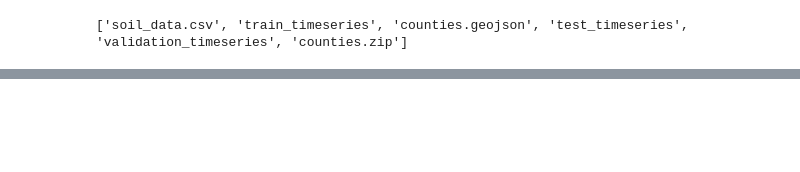
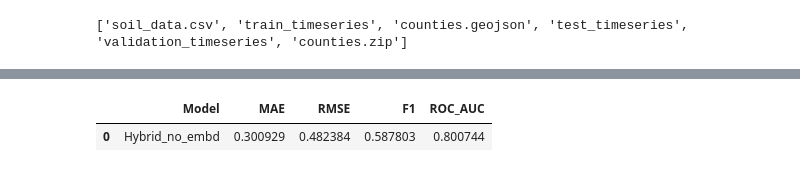
Before and after one commit to JulAgu/drought_pred_hybrid, a Jupyter notebook: notebooks/2.1.2-HybridModel_new_att.ipynb, the cells around one changed output, grey strips where cells are left out. Saved outputs shown, nothing was run; the diff lists cells and outputs as text; code cells hidden in the pictures; blank space fills up the shorter version.

```diff
--- a/notebooks/2.1.2-HybridModel_new_att.ipynb
+++ b/notebooks/2.1.2-HybridModel_new_att.ipynb
@@ -683,0 +683,24 @@ print(f"   {mae} | {rmse}   | {f1}   ")
+# %%
+from sklearn.metrics import mean_absolute_error, f1_score, roc_auc_score, root_mean_squared_error
+
+y_true_roc = df['y_true'].round()
+y_pred_roc = df['y_pred'].round()
+y_pred_for_sklearn = np.array([[0, 0, 0, 0, 0, 0] for i in y_pred_roc])
+for i in range(len(y_pred_roc)):
+    y_pred_for_sklearn[i, int(y_pred_roc[i])] = 1
+
+y_true_for_sklearn = np.array([[0, 0, 0, 0, 0, 0] for i in y_true_roc])
+for i in range(len(y_true_roc)):
+    y_true_for_sklearn[i, int(y_true_roc[i])] = 1
+
+
+mae = mean_absolute_error(df['y_true'], df['y_pred'])
+rmse = root_mean_squared_error(df['y_true'], df['y_pred'])
+f1 = f1_score(y_true_roc, y_pred_roc, average='macro')
+roc_auc = roc_auc_score(y_true_for_sklearn, y_pred_for_sklearn, multi_class='ovr', average='weighted')
+
+results = pd.DataFrame({'Model': ["Hybrid_no_embd"], 'MAE': [mae], 'RMSE': [rmse], 'F1': [f1], 'ROC_AUC': [roc_auc]})
+results
+# %% [output]
+|  | Model | MAE | RMSE | F1 | ROC_AUC |
+| 0 | Hybrid_no_embd | 0.300929 | 0.482384 | 0.587803 | 0.800744 |
```
Also changed, not shown: parts of 17 cells of this notebook, 13 other files.
